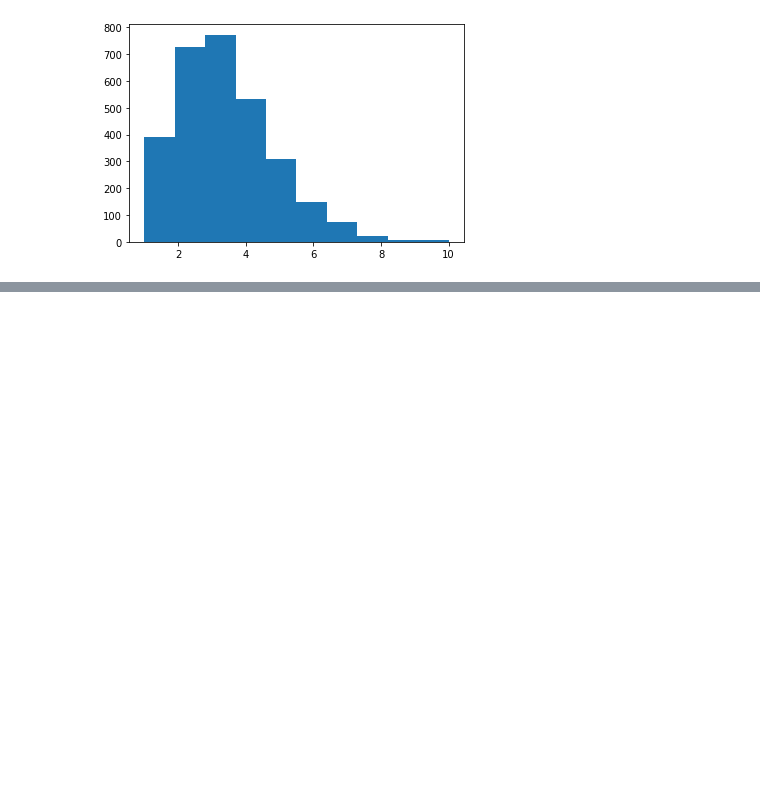
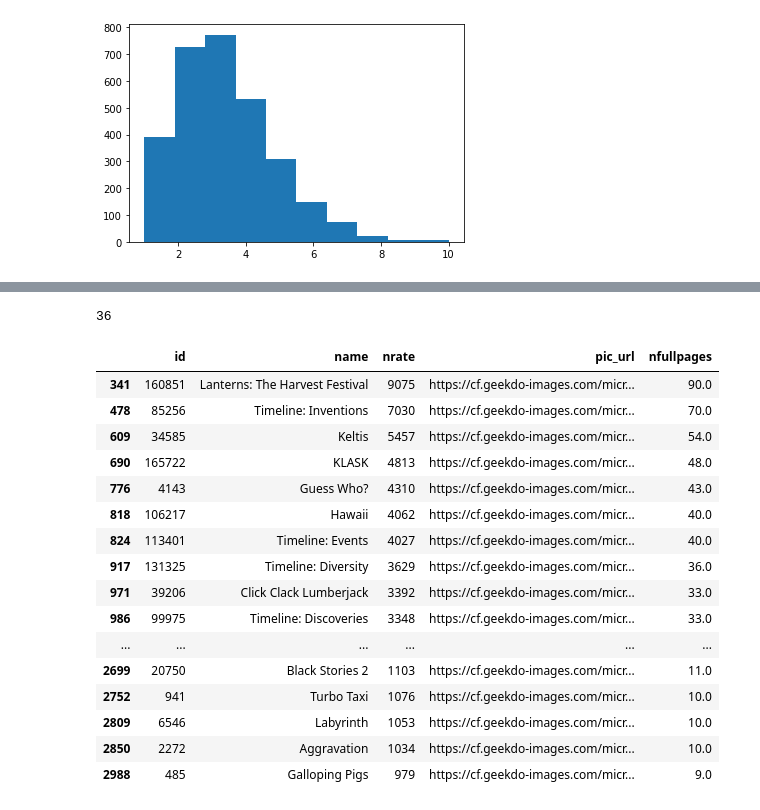
Before and after one commit to timcolussi/boardgame_rec_capstone, a Jupyter notebook: boardgame_rec_app.ipynb, the cells around one changed output, grey strips where cells are left out. Cells and saved outputs as stored; diff of their text form; code cells hidden in the pictures; blank space fills up the shorter version.

```diff
--- a/boardgame_rec_app.ipynb
+++ b/boardgame_rec_app.ipynb
@@ -1519,0 +1637,2 @@ plt.hist(cat_gid_count.gameid, bins = 10)
+# %%
+missing_cat = no_cat.index.tolist()
@@ -1519,0 +1643,2 @@ plt.hist(cat_gid_count.gameid, bins = 10)
+# %%
+missing_mech = no_mech.index.tolist()
@@ -1519,0 +1665,2 @@ plt.hist(cat_gid_count.gameid, bins = 10)
+# %%
+missing_mech_or_cat = missing_cat + missing_mech
@@ -1519,0 +1687,26 @@ plt.hist(cat_gid_count.gameid, bins = 10)
+# %%
+len(missing_mech_or_cat)
+# %% [output]
+36
+# %%
+games_with_missingness = df_games[df_games.index.isin(missing_mech_or_cat)]
+# %%
+games_with_missingness
+# %% [output]
+|  | id | name | nrate | pic_url | nfullpages |
+| 341 | 160851 | Lanterns: The Harvest Festival | 9075 | https://cf.geekdo-images.com/micr... | 90.0 |
+| 478 | 85256 | Timeline: Inventions | 7030 | https://cf.geekdo-images.com/micr... | 70.0 |
+| 609 | 34585 | Keltis | 5457 | https://cf.geekdo-images.com/micr... | 54.0 |
+| 690 | 165722 | KLASK | 4813 | https://cf.geekdo-images.com/micr... | 48.0 |
+| 776 | 4143 | Guess Who? | 4310 | https://cf.geekdo-images.com/micr... | 43.0 |
+| 818 | 106217 | Hawaii | 4062 | https://cf.geekdo-images.com/micr... | 40.0 |
+| 824 | 113401 | Timeline: Events | 4027 | https://cf.geekdo-images.com/micr... | 40.0 |
+| 917 | 131325 | Timeline: Diversity | 3629 | https://cf.geekdo-images.com/micr... | 36.0 |
+| 971 | 39206 | Click Clack Lumberjack | 3392 | https://cf.geekdo-images.com/micr... | 33.0 |
+| 986 | 99975 | Timeline: Discoveries | 3348 | https://cf.geekdo-images.com/micr... | 33.0 |
+| ... | ... | ... | ... | ... | ... |
+| 2699 | 20750 | Black Stories 2 | 1103 | https://cf.geekdo-images.com/micr... | 11.0 |
+| 2752 | 941 | Turbo Taxi | 1076 | https://cf.geekdo-images.com/micr... | 10.0 |
+| 2809 | 6546 | Labyrinth | 1053 | https://cf.geekdo-images.com/micr... | 10.0 |
+| 2850 | 2272 | Aggravation | 1034 | https://cf.geekdo-images.com/micr... | 10.0 |
+| 2988 | 485 | Galloping Pigs | 979 | https://cf.geekdo-images.com/micr... | 9.0 |
```
Also changed, not shown: parts of 23 cells of this notebook, 1 other file.
